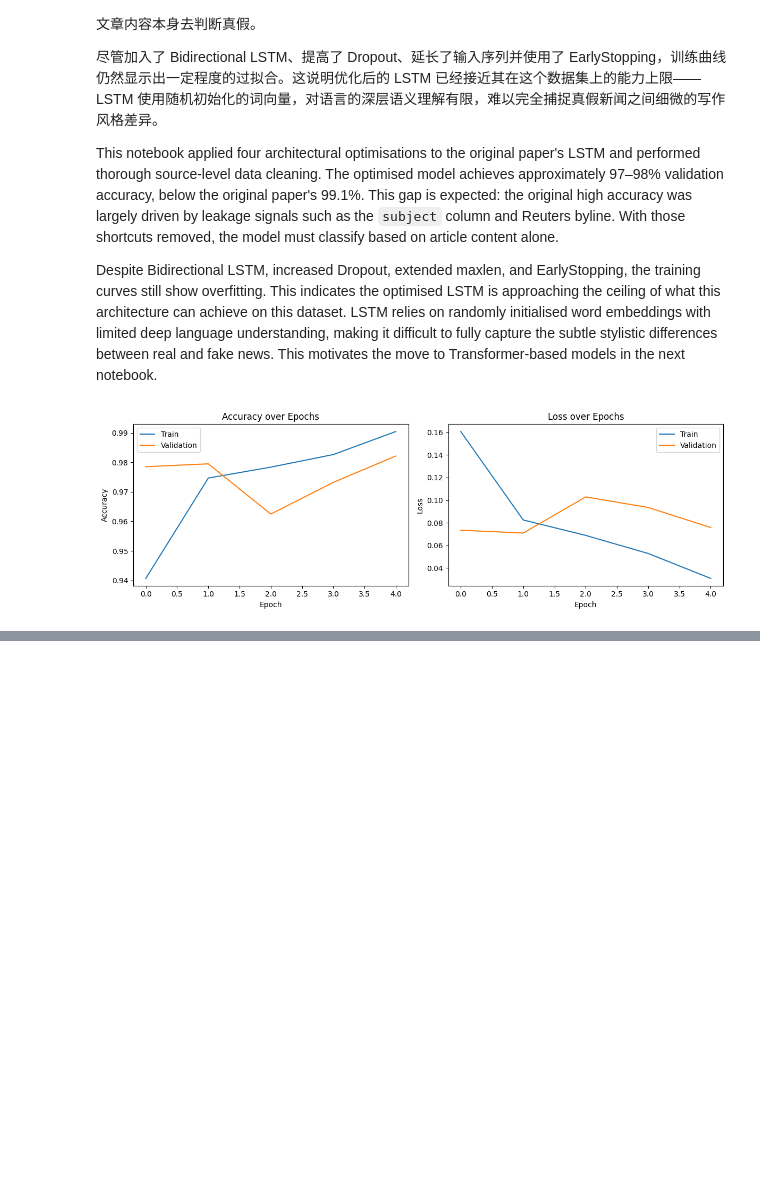
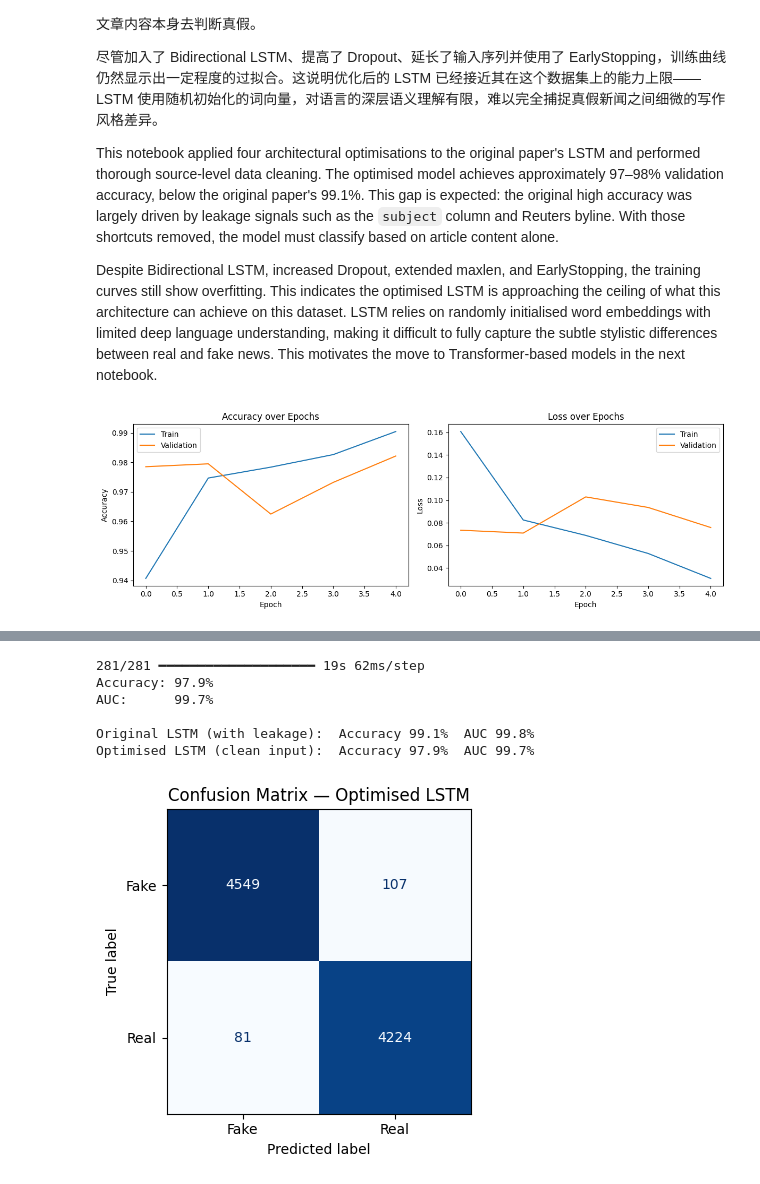
Before and after one commit to shuhan312/fake-news-detection-lstm-to-llm, a Jupyter notebook: notebooks/02_lstm_corrected.ipynb, the cells around one changed output, grey strips where cells are left out. Cells and saved outputs as stored; diff of their text form; code cells hidden in the pictures; blank space fills up the shorter version.

```diff
--- a/notebooks/02_lstm_corrected.ipynb
+++ b/notebooks/02_lstm_corrected.ipynb
@@ -343,0 +350,35 @@ plt.show()
+# %%
+# 获取预测概率和预测标签
+# Get predicted probabilities and binary labels
+y_prob = model.predict(X_test_seq).flatten()
+y_pred = (y_prob > 0.5).astype(int)
+
+# 计算指标 / Compute metrics
+acc = accuracy_score(y_test, y_pred)
+auc = roc_auc_score(y_test, y_prob)
+
+print(f'Accuracy: {acc:.1%}')
+print(f'AUC:      {auc:.1%}')
+print()
+print(f'Original LSTM (with leakage):  Accuracy 99.1%  AUC 99.8%')
+print(f'Optimised LSTM (clean input):  Accuracy {acc:.1%}  AUC {auc:.1%}')
+# %% [output]
+281/281 ━━━━━━━━━━━━━━━━━━━━ 19s 62ms/step
+Accuracy: 97.9%
+AUC:      99.7%
+
+Original LSTM (with leakage):  Accuracy 99.1%  AUC 99.8%
+Optimised LSTM (clean input):  Accuracy 97.9%  AUC 99.7%
+# %%
+# 混淆矩阵 / Confusion matrix
+cm = confusion_matrix(y_test, y_pred)
+disp = ConfusionMatrixDisplay(confusion_matrix=cm, display_labels=['Fake', 'Real'])
+
+fig, ax = plt.subplots(figsize=(5, 4))
+disp.plot(ax=ax, colorbar=False, cmap='Blues')
+ax.set_title('Confusion Matrix — Optimised LSTM')
+plt.tight_layout()
+plt.savefig('../results/confusion_matrix_lstm_optimised.png', dpi=150)
+plt.show()
+# %% [output]
+[figure, added]
```
Also changed, not shown: parts of 3 cells of this notebook, 6 other files.
